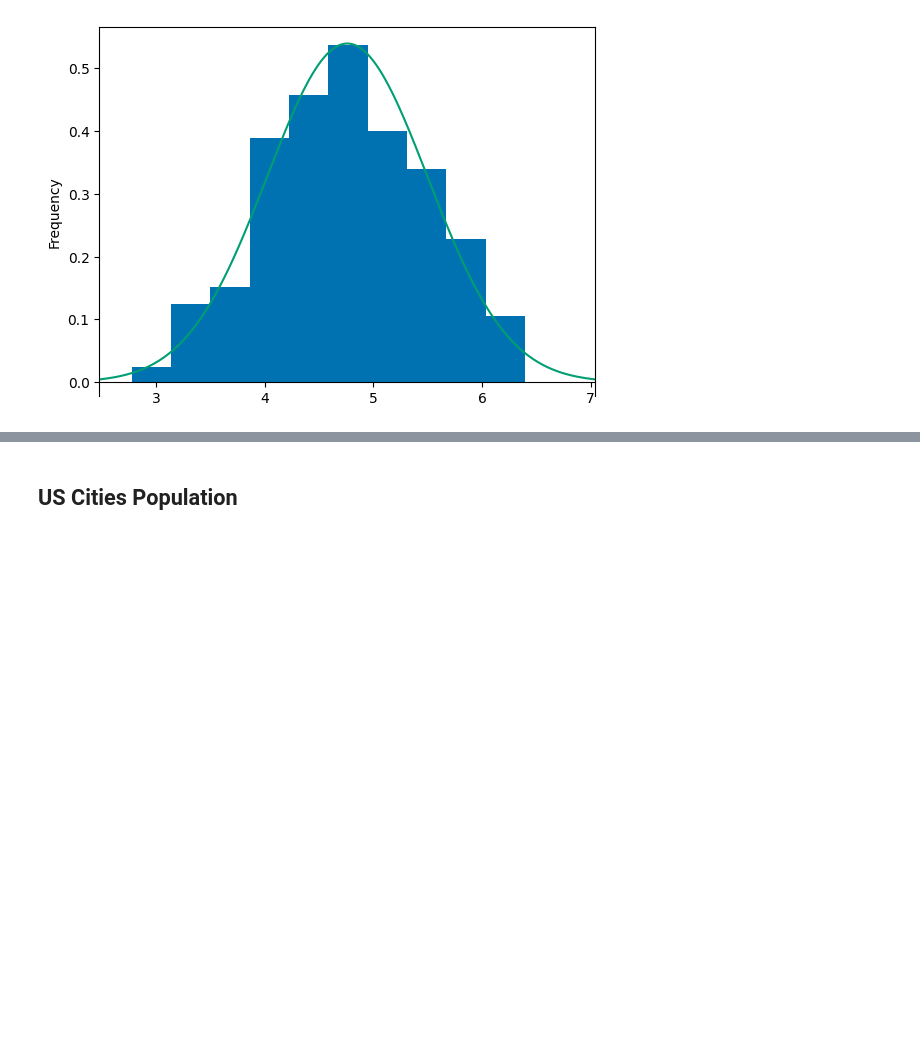
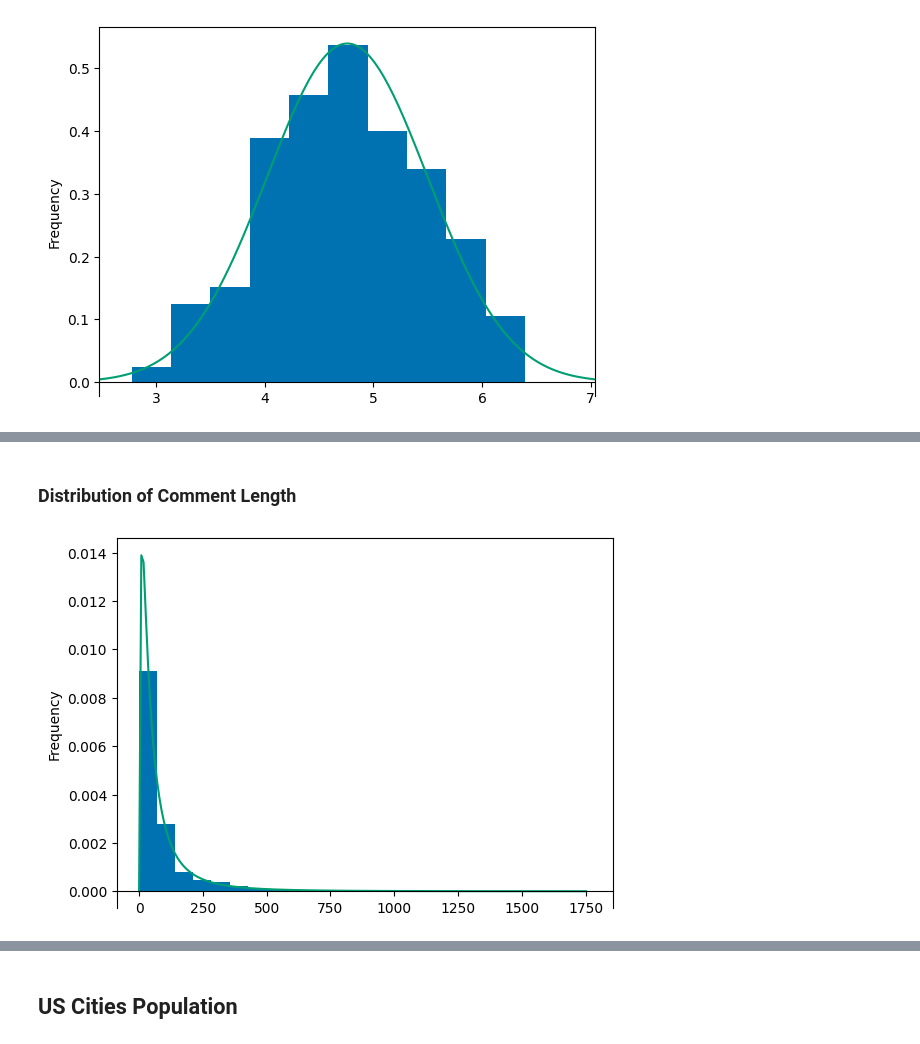
Before and after one commit to mshsu/probasets, a Jupyter notebook: notebooks/lognormal_demo.ipynb, the cells around one changed output, grey strips where cells are left out. Drawn from its saved outputs; the diff is of its cells as text; code cells hidden in the pictures; blank space fills up the shorter version.

```diff
--- a/notebooks/lognormal_demo.ipynb
+++ b/notebooks/lognormal_demo.ipynb
@@ -78,0 +96,37 @@ Normal(stacko_mean, stacko_sd).plot()
+# %%
+pwdfileName = '../account.info'
+pwdfile = open(pwdfileName, 'r')
+
+contents = pwdfile.read().splitlines()
+
+c_id, c_s, u, p = contents
+# %%
+reddit = praw.Reddit(user_agent='Comment Extraction (by /u/BootsNC4ts)',
+                     client_id=c_id,
+                     client_secret=c_s,
+                     username=u,
+                     password=p,
+                     check_for_async=False)
+# %%
+comm_list = []
+header_list = []
+i = 0
+for submission in reddit.subreddit('calpoly').top(time_filter="all", limit=50):
+    submission.comments.replace_more(limit=None)
+    comment_queue = submission.comments[:]  # Seed with top-level
+    while comment_queue:
+        header_list.append(submission.title)
+        comment = comment_queue.pop(0)
+        comm_list.append(comment.body)
+        t = []
+        t.extend(comment.replies)
+        while t:
+            header_list.append(submission.title)
+            reply = t.pop(0)
+            comm_list.append(reply.body)
+redd = pd.DataFrame(header_list)
+redd['comm_list'] = comm_list
+redd.columns = ['header','comments']
+redd['comments'] = redd['comments'].apply(lambda x : x.replace('\n',''))
+
+redd
@@ -78,0 +147,11 @@ Normal(stacko_mean, stacko_sd).plot()
+# %%
+redd_transf = np.log(redd['comments'].str.len())
+redd_mean = redd_transf.mean()
+redd_sd = redd_transf.std()
+# %% [markdown]
+### Distribution of Comment Length
+# %%
+redd['comments'].str.len().plot.hist(density=True, bins=25)
+LogNormal(redd_mean, redd_sd).plot()
+# %% [output]
+[figure, added]
```
Also changed, not shown: parts of 17 cells of this notebook.
